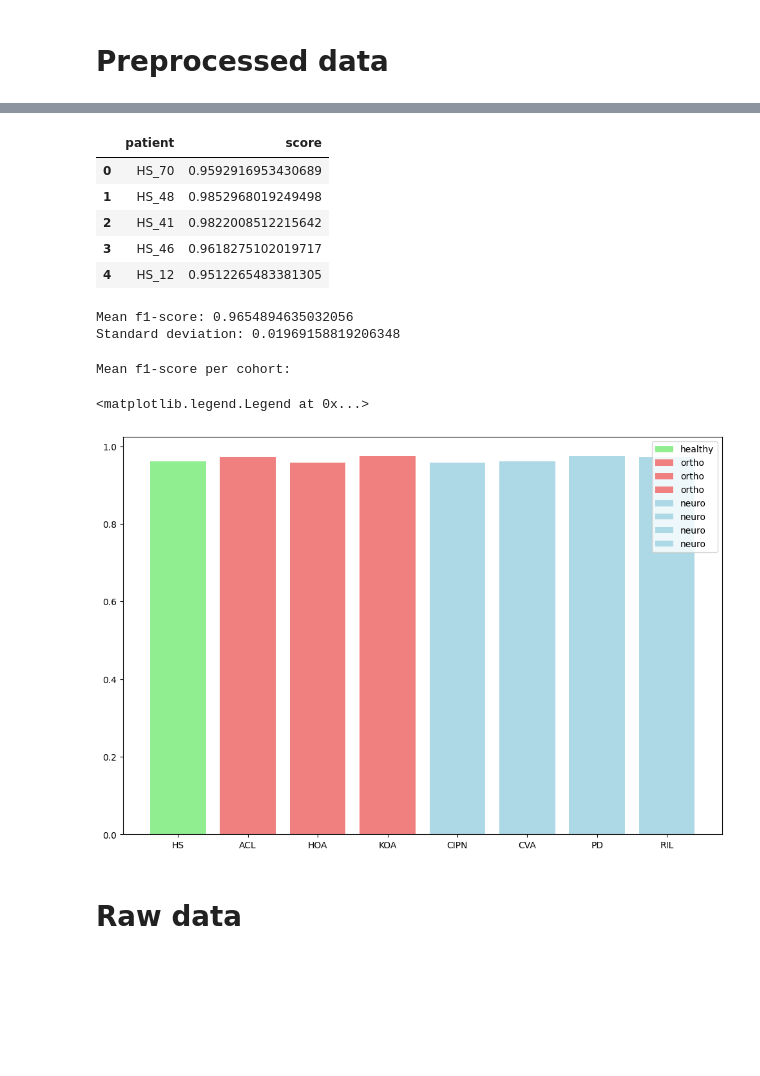
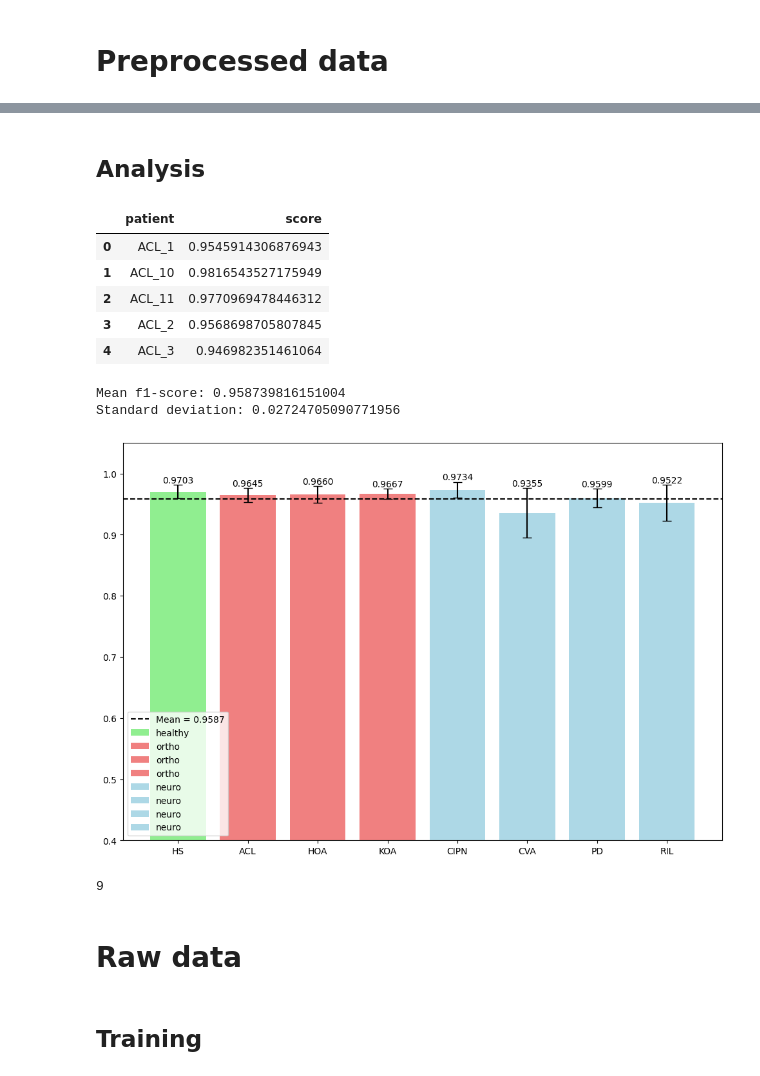
Before and after one commit to EnekoIsturitzSesma/Biosignal-ML-Analysis, a Jupyter notebook: notebooks/GAIT.ipynb, the cells around one changed output, grey strips where cells are left out. Drawn from its saved outputs; the diff is of its cells as text; code cells hidden in the pictures; blank space fills up the shorter version.

```diff
--- a/notebooks/GAIT.ipynb
+++ b/notebooks/GAIT.ipynb
@@ -48,63 +53,81 @@ Fold 12: Val F1 = 0.9785
 ... (88 outputs left out)
+# %% [markdown]
+## Analysis
 # %%
-f1_scores = np.vstack((pd.unique(subjects), test_subject_accuracies))
+f1_scores = np.vstack((np.unique(subjects), results_list))
 f1_scores = pd.DataFrame(f1_scores.T, columns=['patient', 'score'])
 f1_scores.head()
 # %% [output]
 |  | patient | score |
-| 0 | HS_70 | 0.9592916953430689 |
-| 1 | HS_48 | 0.9852968019249498 |
-| 2 | HS_41 | 0.9822008512215642 |
-| 3 | HS_46 | 0.9618275102019717 |
-| 4 | HS_12 | 0.9512265483381305 |
+| 0 | ACL_1 | 0.9545914306876943 |
+| 1 | ACL_10 | 0.9816543527175949 |
+| 2 | ACL_11 | 0.9770969478446312 |
+| 3 | ACL_2 | 0.9568698705807845 |
+| 4 | ACL_3 | 0.946982351461064 |
 # %%
 f1_scores.to_csv("../results/results_preprocessed_gait_lstm.csv", index=False)
 # %%
-results = pd.read_csv("../results/results_preprocessed_gait_lstm.csv")
+results_processed = pd.read_csv("../results/results_preprocessed_gait_lstm.csv")
 # %%
-print(f'Mean f1-score: {np.mean(results["score"])}')
-print(f'Standard deviation: {np.std(results["score"])}')
+print(f'Mean f1-score: {np.mean(results_processed["score"])}')
+print(f'Standard deviation: {np.std(results_processed["score"])}')
 # %% [output]
-Mean f1-score: 0.9654894635032056
-Standard deviation: 0.01969158819206348
+Mean f1-score: 0.958739816151004
+Standard deviation: 0.02724705090771956
 # %%
 healthy = 'lightgreen'
 ortho = 'lightcoral'
 neuro = 'lightblue'
 
 cohorts = {
     'HS': (("healthy", healthy), []),
     'ACL': (("ortho", ortho), []),
     'HOA': (("ortho", ortho), []),
     'KOA': (("ortho", ortho), []),
     'CIPN': (("neuro", neuro), []),
     'CVA': (("neuro", neuro), []),
     'PD': (("neuro", neuro), []),
     'RIL': (("neuro", neuro), [])}
 
 
-
-print('Mean f1-score per cohort:')
-
 for cohort in cohorts.keys():
-    for patient_name in results['patient']:
+    for patient_name in results_processed['patient']:
         if cohort in patient_name:
-            score = results.loc[results['patient'] == patient_name, 'score'].values[0]
+            score = results_processed.loc[results_processed['patient'] == patient_name, 'score'].values[0]
             cohorts[cohort][1].append(score)
 
+mean = np.mean(results_processed["score"])
 
 plt.figure(figsize=(12,8))
 
 for cohort in cohorts.keys():
-    plt.bar(cohort, np.mean(cohorts[cohort][1]), label=cohorts[cohort][0][0], color=cohorts[cohort][0][1])
+    bar = plt.bar(
+        cohort,
+        np.mean(cohorts[cohort][1]),
+        yerr=np.std(cohorts[cohort][1]),
+        capsize=5,
+        label=cohorts[cohort][0][0],
+        color=cohorts[cohort][0][1])
+
+    plt.bar_label(bar, fmt='%.4f')
+
+plt.axhline(y=mean, color='black', linestyle='--', label=f'Mean = {mean:.4f}')
+
+plt.ylim(0.4, 1.05)
 
 plt.legend()
+plt.show()
 # %% [output]
-Mean f1-score per cohort:
-<matplotlib.legend.Legend at 0x...>
-[figure, old version]
+[figure, new version]
+# %%
+del X, y, subjects, models_per_subject
+gc.collect()
+# %% [output]
+9
 # %% [markdown]
 # Raw data
+# %% [markdown]
+## Training
 # %%
 X, y, subjects = load_dataset_gait(base_path, process="raw", window_size=200, stride=50)
 X = X.astype(np.float32)
```
Also changed, not shown: parts of 16 cells of this notebook, 5 other files.
